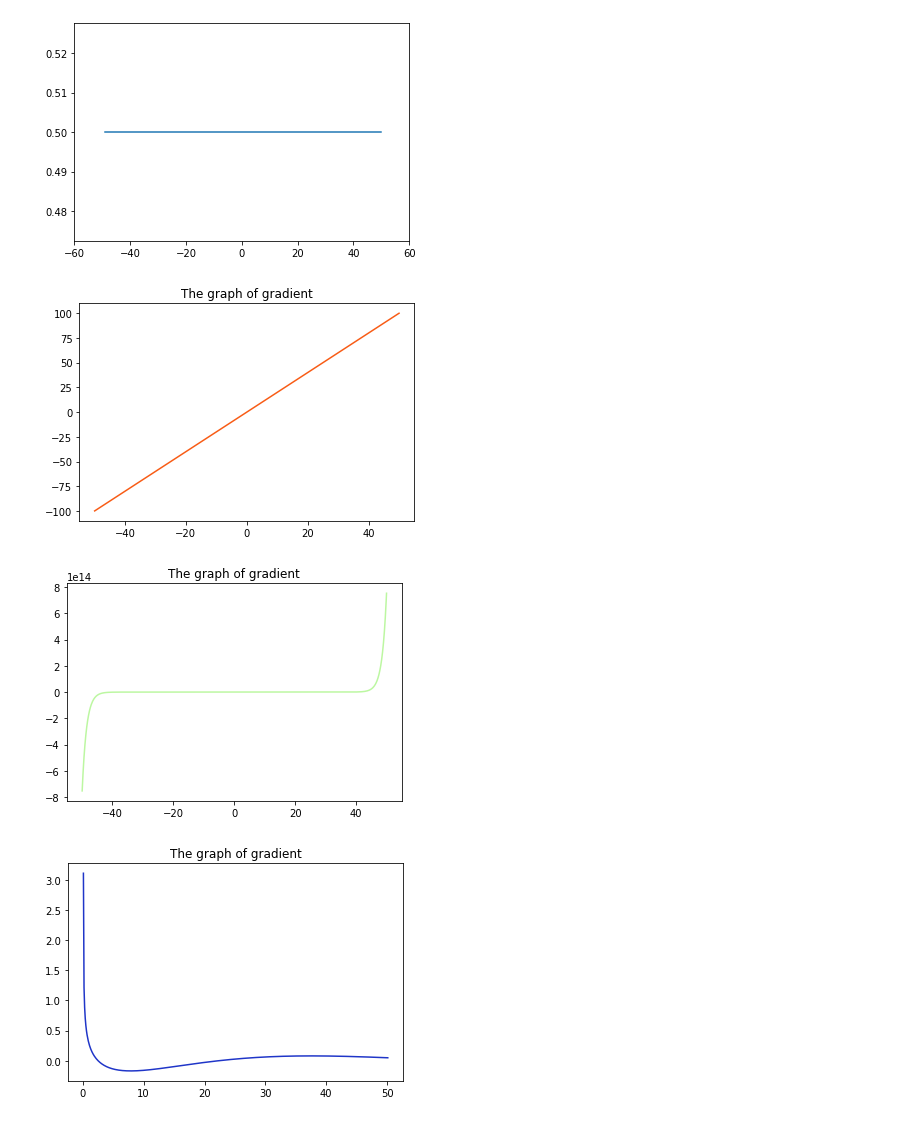
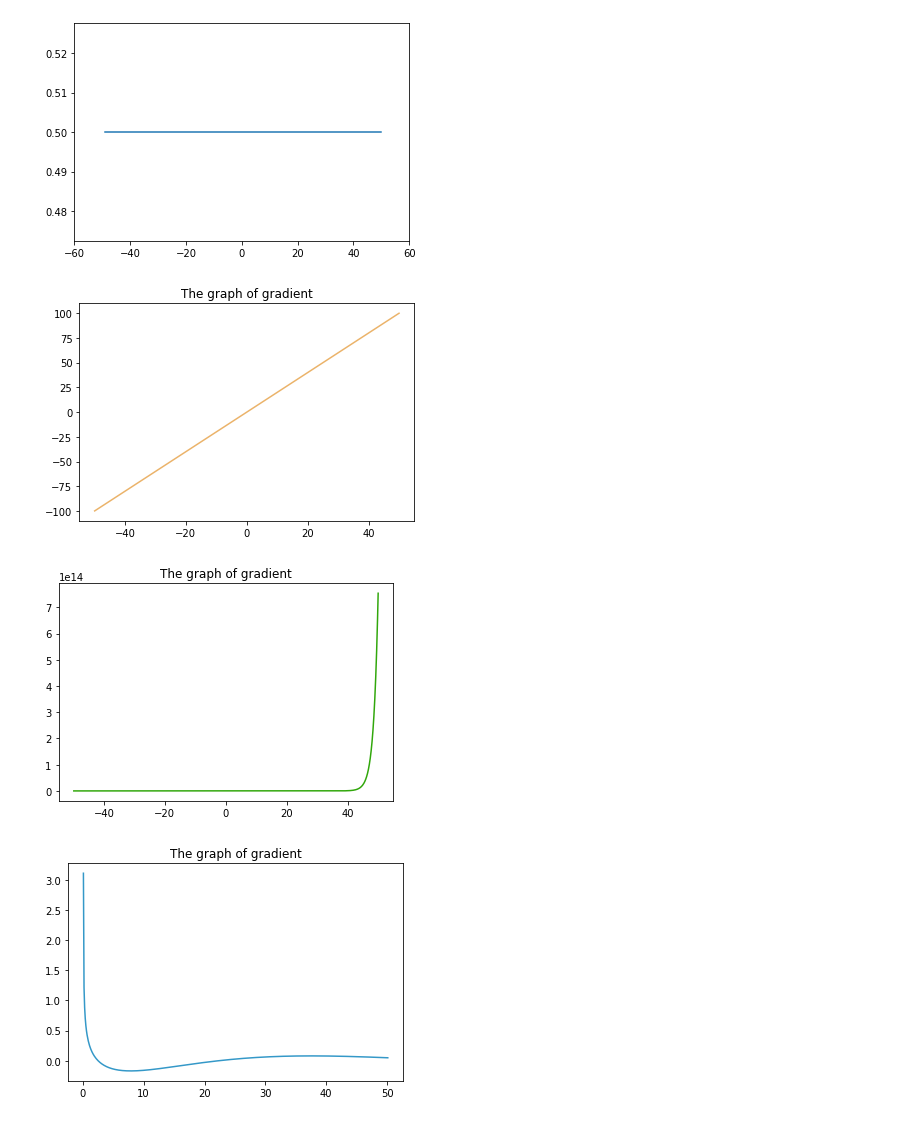
Before and after one commit to l0ngg/diveintocode, a Jupyter notebook: gradient.ipynb, the cells around one changed output. Saved outputs shown, nothing was run; the diff lists cells and outputs as text; code cells hidden in the pictures.

```diff
--- a/gradient.ipynb
+++ b/gradient.ipynb
@@ -79,37 +79,37 @@ def compute_gradient(infunction, x_range=(-50, 50.1, 0.1)):
     A combination of x and y. n depends on x_range.
   gradient : ndarray, shape(n-1,)
     Function gradient. One factor is reduced to make a difference
   """
   limit = int( (x_range[1] - x_range[0] ) / x_range[2] +1)
 
   x_arr = np.array([ ( x_range[0] + (i*x_range[2]) ) for i in range(limit)])
   y_arr = infunction(x_arr)
 
   array_xy = np.array([ [x_arr[i],y_arr[i]] for i in range( len(x_arr) )])
   gradient = np.array( [ ( (y_arr[i+1] - y_arr[i]) / (x_arr[i+1] - x_arr[i]) ) for i in range( len(x_arr)-1 )])
 
   plt.plot( np.delete(x_arr,0,0) , gradient, color=(random.random(),random.random(),random.random()))
   plt.title("The graph of gradient")
   plt.show()
 
   return array_xy, gradient
 
 def function1(array_x):
   return np.array(array_x**2)
 
 def function2(array_x):
-  return np.array(2*(array_x**2) + 2**abs(array_x))
+  return np.array(2*(array_x**2) + 2**(array_x))
 
 def function3(array_x):
   return np.array(np.sin(array_x**(1/2)))
 
 array_1, gradient_1 = compute_gradient(function1)
 array_2, gradient_2 = compute_gradient(function2)
 array_3, gradient_3 = compute_gradient(function3, (0, 50.1 ,0.1) )
 # %% [output]
-[figure, old version]
+[figure, new version]
-[figure, old version]
+[figure, new version]
-[figure, old version]
+[figure, new version]
 # %%
 ##[Problem 6] Find the minimum value
 min_x = (np.argmin(array_1[:,1]))
```
Also changed, not shown: parts of 1 cell of this notebook.
